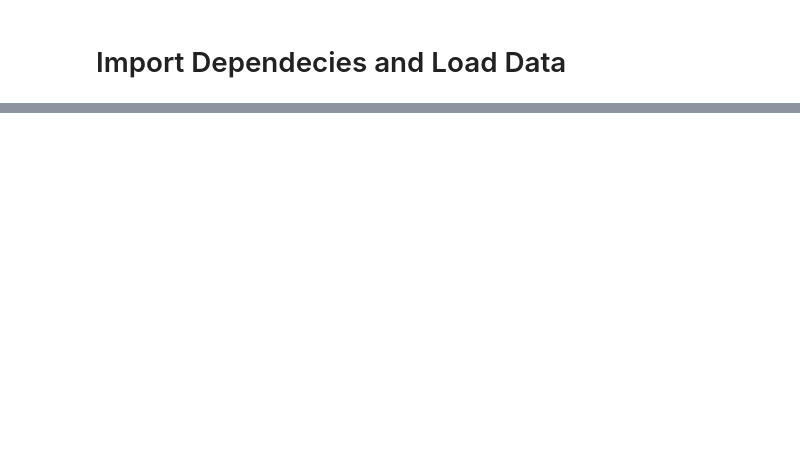
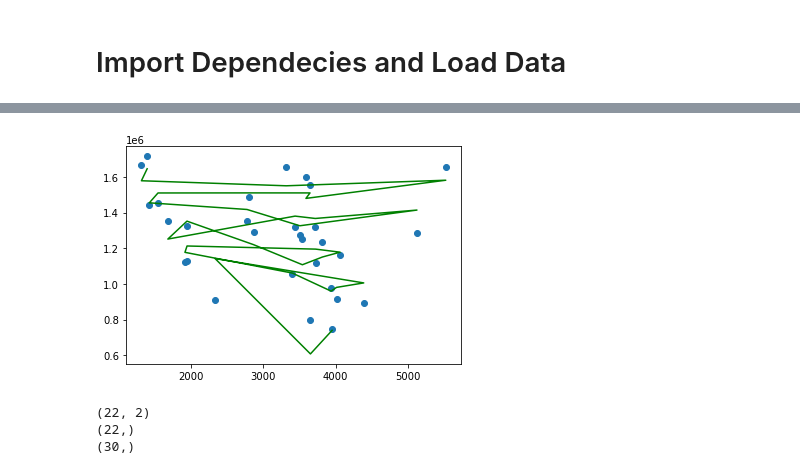
Before and after one commit to hariniv22/Covid_19_Data_Analysis, a Jupyter notebook: MLExampl.ipynb, the cells around one changed output, grey strips where cells are left out. Cells and saved outputs as stored; diff of their text form; code cells hidden in the pictures; blank space fills up the shorter version.

```diff
--- a/MLExampl.ipynb
+++ b/MLExampl.ipynb
@@ -70,0 +119,27 @@ df_usa
+# %%
+plt.scatter(X["new_death"], y)
+plt.plot(X["new_death"], y_pred, color='green')
+plt.show()
+# %% [output]
+[figure, added]
+# %%
+y = df.new_death
+
+X = df.drop(columns = ["new_death"],axis =1)
+
+from sklearn.model_selection import train_test_split
+X_train, X_test, y_train, y_test = train_test_split(X,y,random_state=1)
+
+print(X_train.shape)
+print(y_train.shape)
+
+model = LinearRegression()
+
+model.fit(X, y)
+
+y_pred = model.predict(X)
+print(y_pred.shape)
+# %% [output]
+(22, 2)
+(22,)
+(30,)
```
Also changed, not shown: parts of 32 cells of this notebook, 2 other files.
